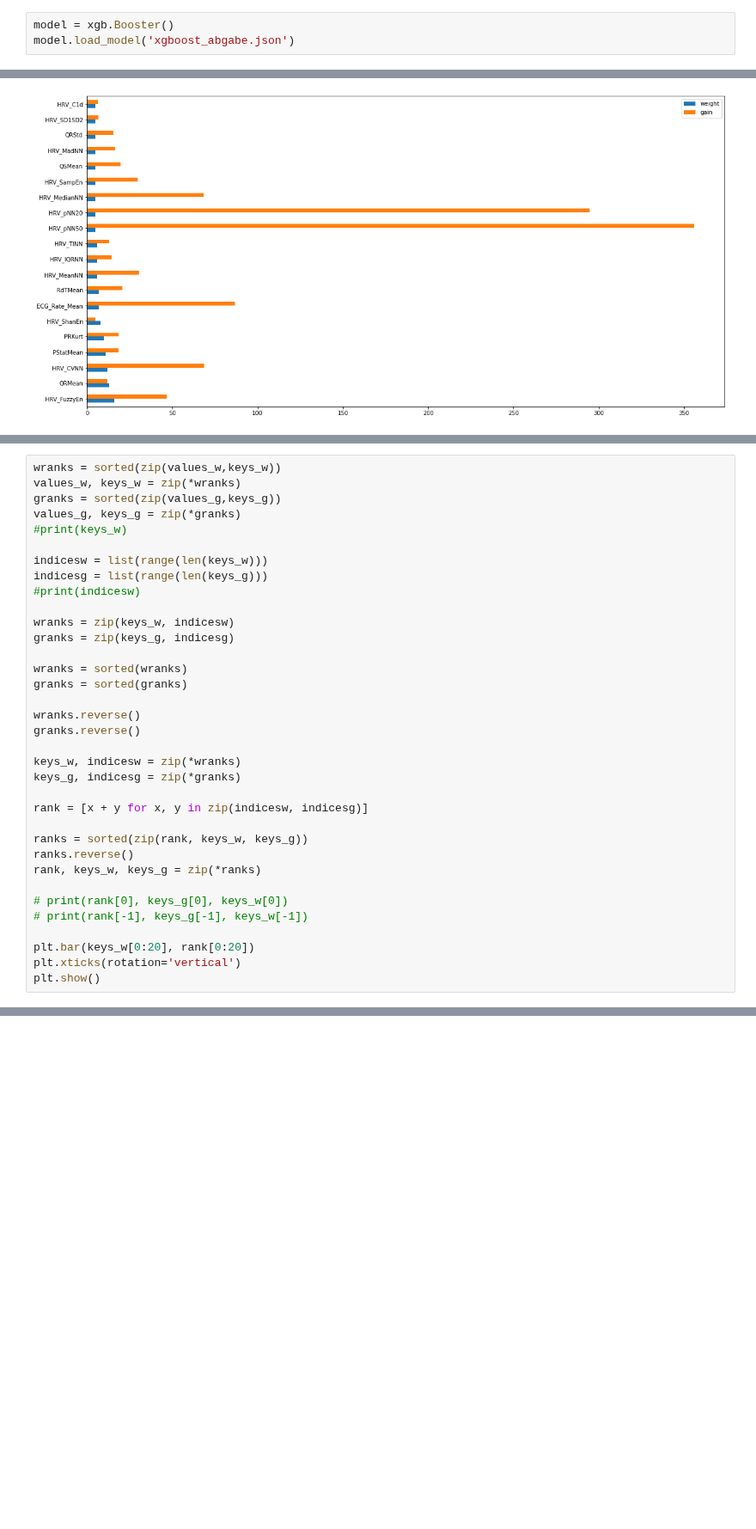
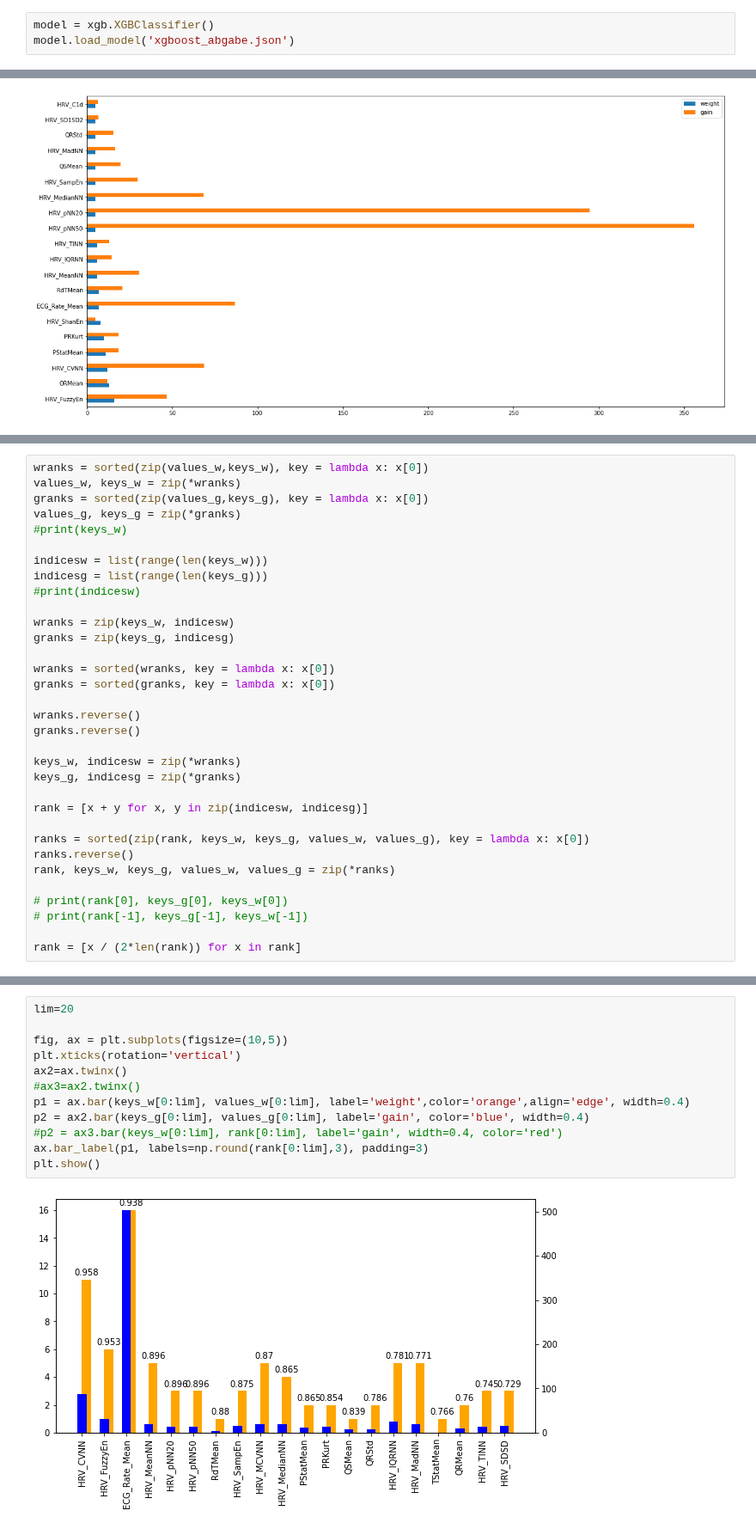
Before and after one commit to loewe2/die-sonderposten, a Jupyter notebook: xgbfeatures.ipynb, the cells around one changed output, grey strips where cells are left out. Shown at 86% size. Saved outputs shown, nothing was run; the diff lists cells and outputs as text; blank space fills up the shorter version.

```diff
--- a/xgbfeatures.ipynb
+++ b/xgbfeatures.ipynb
@@ -5,5 +7,5 @@ import pandas as pd
 # %%
-model = xgb.Booster()
+model = xgb.XGBClassifier()
 model.load_model('xgboost_abgabe.json')
 # %%
 model.get_params
@@ -76,7 +94,7 @@ data.nlargest(20, columns=["weight","gain"]).plot(kind='barh', figsize = (20,10)
 # %%
-wranks = sorted(zip(values_w,keys_w))
+wranks = sorted(zip(values_w,keys_w), key = lambda x: x[0])
 values_w, keys_w = zip(*wranks)
-granks = sorted(zip(values_g,keys_g))
+granks = sorted(zip(values_g,keys_g), key = lambda x: x[0])
 values_g, keys_g = zip(*granks)
 #print(keys_w)
 
@@ -87,8 +105,8 @@ indicesg = list(range(len(keys_g)))
 wranks = zip(keys_w, indicesw)
 granks = zip(keys_g, indicesg)
 
-wranks = sorted(wranks)
-granks = sorted(granks)
+wranks = sorted(wranks, key = lambda x: x[0])
+granks = sorted(granks, key = lambda x: x[0])
 
 wranks.reverse()
 granks.reverse()
@@ -98,13 +116,11 @@ keys_g, indicesg = zip(*granks)
 
 rank = [x + y for x, y in zip(indicesw, indicesg)]
 
-ranks = sorted(zip(rank, keys_w, keys_g))
+ranks = sorted(zip(rank, keys_w, keys_g, values_w, values_g), key = lambda x: x[0])
 ranks.reverse()
-rank, keys_w, keys_g = zip(*ranks)
+rank, keys_w, keys_g, values_w, values_g = zip(*ranks)
 
 # print(rank[0], keys_g[0], keys_w[0])
 # print(rank[-1], keys_g[-1], keys_w[-1])
 
-plt.bar(keys_w[0:20], rank[0:20])
-plt.xticks(rotation='vertical')
-plt.show()
+rank = [x / (2*len(rank)) for x in rank]
@@ -112,0 +127,14 @@ plt.show()
+# %%
+lim=20
+
+fig, ax = plt.subplots(figsize=(10,5))
+plt.xticks(rotation='vertical')
+ax2=ax.twinx()
+#ax3=ax2.twinx()
+p1 = ax.bar(keys_w[0:lim], values_w[0:lim], label='weight',color='orange',align='edge', width=0.4)
+p2 = ax2.bar(keys_g[0:lim], values_g[0:lim], label='gain', color='blue', width=0.4)
+#p2 = ax3.bar(keys_w[0:lim], rank[0:lim], label='gain', width=0.4, color='red')
+ax.bar_label(p1, labels=np.round(rank[0:lim],3), padding=3)
+plt.show()
+# %% [output]
+[figure, added]
```
Also changed, not shown: parts of 11 cells of this notebook.
